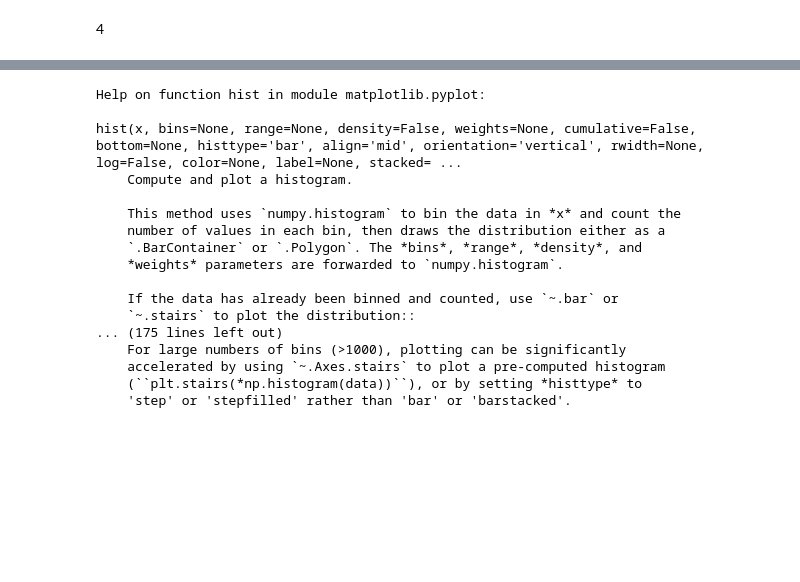
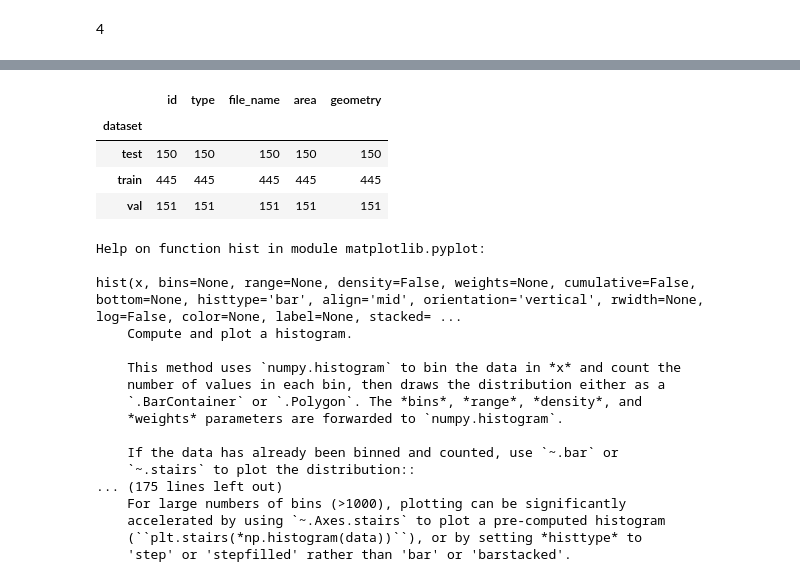
Before and after one commit to beihuihu/U_Net, a Jupyter notebook: notebooks/Drawing.ipynb, the cells around one changed output, grey strips where cells are left out. Cells and saved outputs as stored; diff of their text form; code cells hidden in the pictures; blank space fills up the shorter version.

```diff
--- a/notebooks/Drawing.ipynb
+++ b/notebooks/Drawing.ipynb
@@ -252,3 +320,11 @@ plt.legend(types)
+# %%
+x.count()
+# %% [output]
+|  | id | type | file_name | area | geometry |
+| dataset |  |  |  |  |  |
+| test | 150 | 150 | 150 | 150 | 150 |
+| train | 445 | 445 | 445 | 445 | 445 |
+| val | 151 | 151 | 151 | 151 | 151 |
 # %%
 help(plt.hist)
 # %% [output]
```
Also changed, not shown: parts of 14 cells of this notebook, 1 other file.
